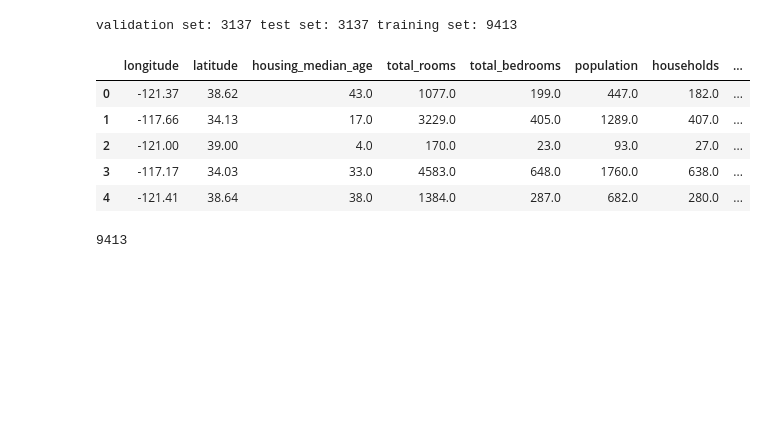
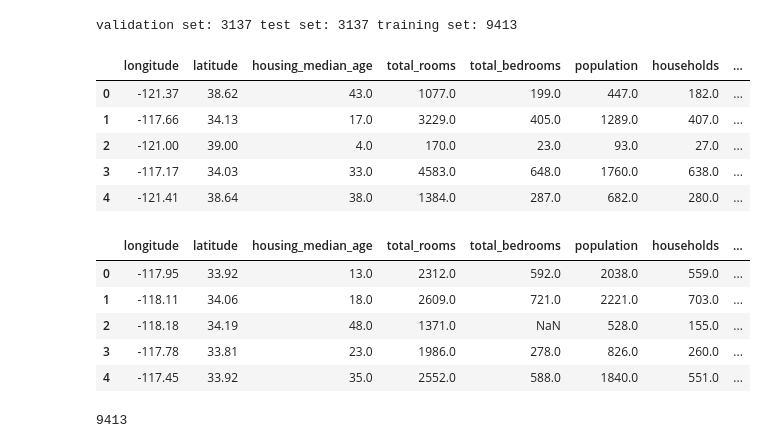
Before and after one commit to ConstanzaSchibber/MLZoomcamp-Homework, a Jupyter notebook: homework/02-regression/homework02-solution.ipynb, the cells around one changed output. Cells and saved outputs as stored; diff of their text form; code cells hidden in the pictures; blank space fills up the shorter version.

```diff
--- a/homework/02-regression/homework02-solution.ipynb
+++ b/homework/02-regression/homework02-solution.ipynb
@@ -325,6 +325,15 @@ y_val = np.log1p(df_val.median_house_value)
 del df_train['median_house_value']
 del df_test['median_house_value']
 del df_val['median_house_value']
+# %%
+df_train.head()
+# %% [output]
+|  | longitude | latitude | housing_median_age | total_rooms | total_bedrooms | population | households | ... |
+| 0 | -117.95 | 33.92 | 13.0 | 2312.0 | 592.0 | 2038.0 | 559.0 | ... |
+| 1 | -118.11 | 34.06 | 18.0 | 2609.0 | 721.0 | 2221.0 | 703.0 | ... |
+| 2 | -118.18 | 34.19 | 48.0 | 1371.0 | NaN | 528.0 | 155.0 | ... |
+| 3 | -117.78 | 33.81 | 23.0 | 1986.0 | 278.0 | 826.0 | 260.0 | ... |
+| 4 | -117.45 | 33.92 | 35.0 | 2552.0 | 588.0 | 1840.0 | 551.0 | ... |
 # %%
 len(y_train)
 # %% [output]
```
Also changed, not shown: parts of 10 cells of this notebook.
